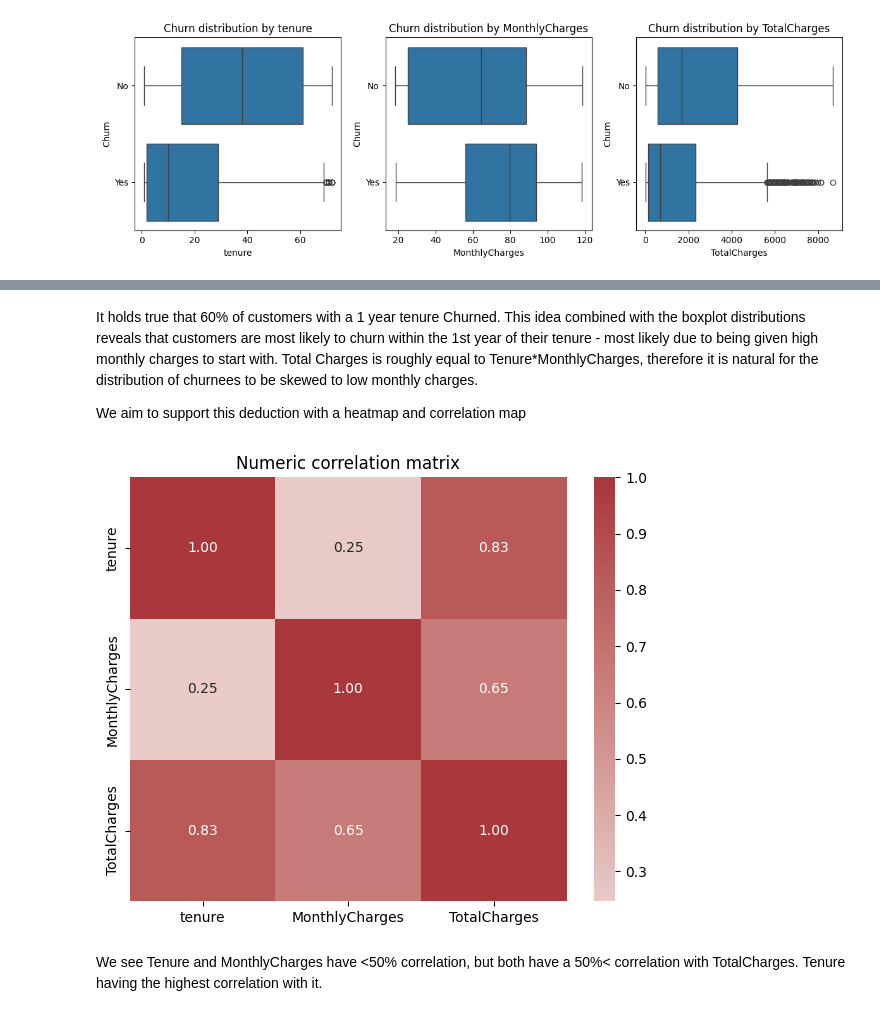
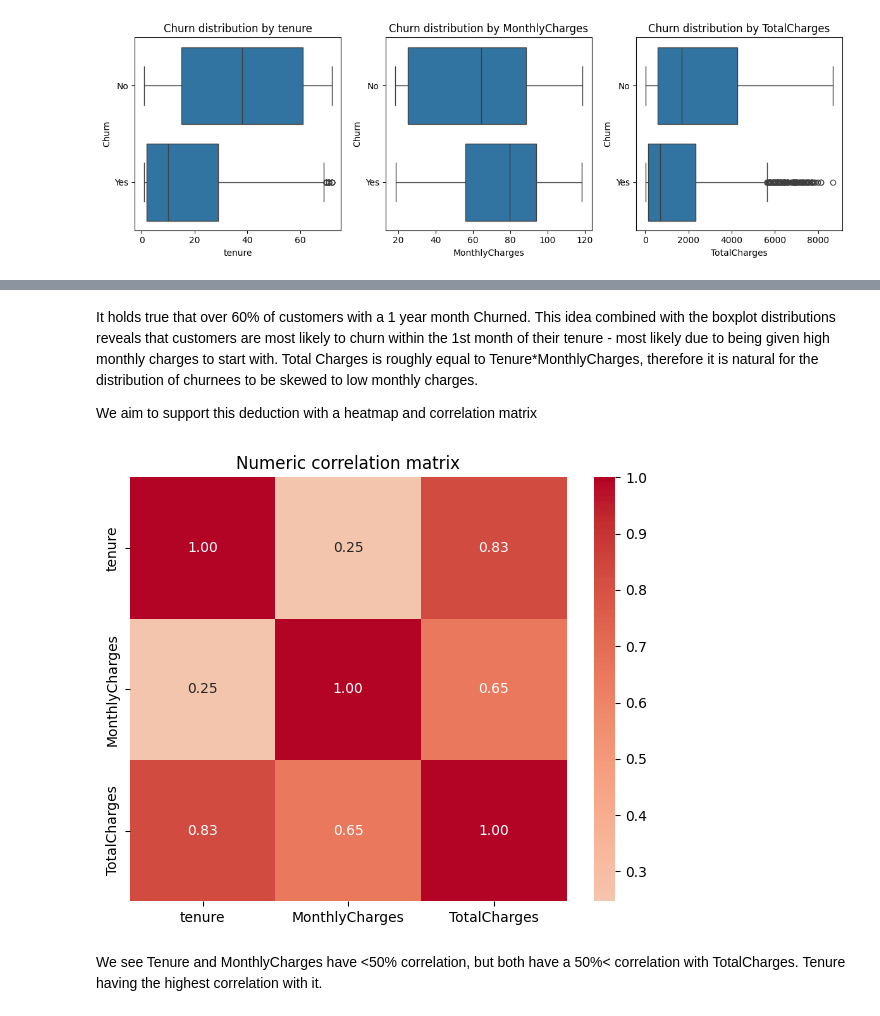
Before and after one commit to UIghodaro/vanilla-NN-Numpy-w-EDA, a Jupyter notebook: Exploratory Data Analysis/EDA.ipynb, the cells around one changed output, grey strips where cells are left out. Drawn from its saved outputs; the diff is of its cells as text; code cells hidden in the pictures.

```diff
--- a/Exploratory Data Analysis/EDA.ipynb
+++ b/Exploratory Data Analysis/EDA.ipynb
@@ -553,16 +614,16 @@ pd.crosstab(one_year_tenure_df['tenure'], one_year_tenure_df['Churn'], normalize
 # %% [markdown]
-It holds true that 60% of customers with a 1 year tenure Churned. This idea combined with the boxplot distributions reveals that customers are most likely to churn within the 1st year of their tenure - most likely due to being given high monthly charges to start with. Total Charges is roughly equal to Tenure*MonthlyCharges, therefore it is natural for the distribution of churnees to be skewed to low monthly charges.
+It holds true that over 60% of customers with a 1 year month Churned. This idea combined with the boxplot distributions reveals that customers are most likely to churn within the 1st month of their tenure - most likely due to being given high monthly charges to start with. Total Charges is roughly equal to Tenure*MonthlyCharges, therefore it is natural for the distribution of churnees to be skewed to low monthly charges.
 
-We aim to support this deduction with a heatmap and correlation map
+We aim to support this deduction with a heatmap and correlation matrix
 # %%
 num_df = df.select_dtypes(include=[np.number])
 plt.figure(figsize=(6,5))
-sns.heatmap(num_df.corr(), annot=True, fmt='.2f', cmap='vlag', center=0)
+sns.heatmap(num_df.corr(), annot=True, fmt='.2f', cmap='coolwarm', center=0)
 plt.title('Numeric correlation matrix')
 plt.tight_layout()
 plt.show()
 # %% [output]
-[figure, old version]
+[figure, new version]
 # %% [markdown]
 We see Tenure and MonthlyCharges have <50% correlation, but both have a 50%< correlation with TotalCharges. Tenure having the highest correlation with it.
 # %%
```
Also changed, not shown: parts of 20 cells of this notebook.
